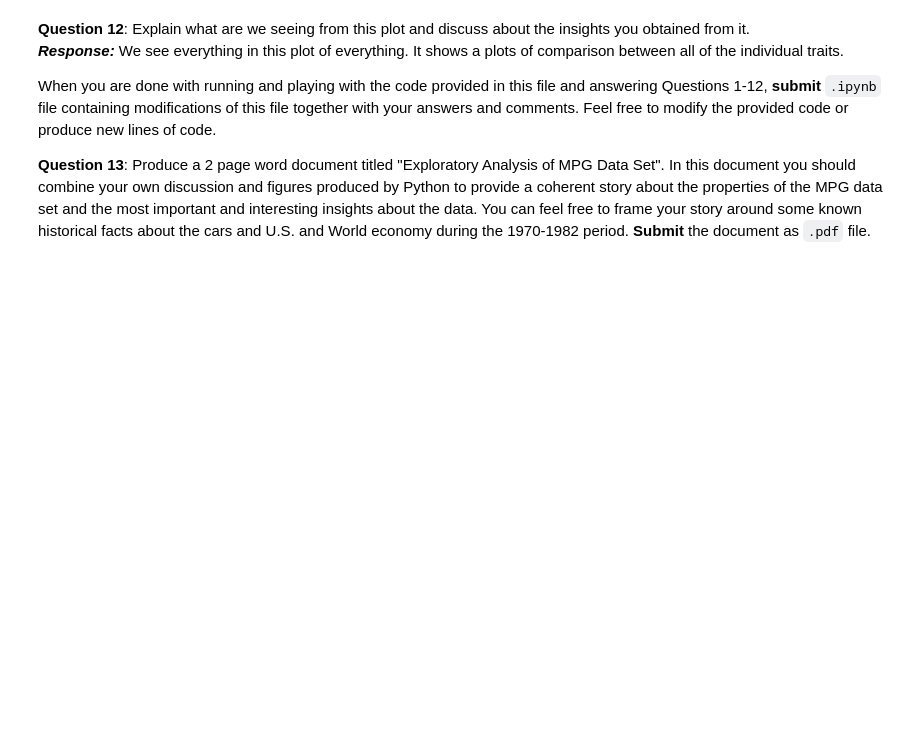
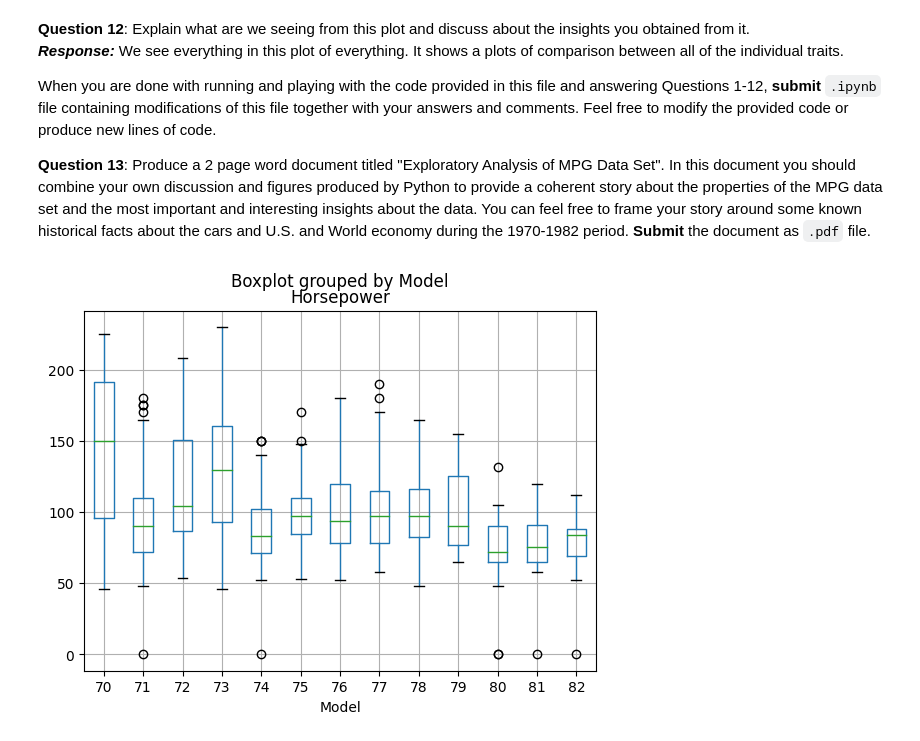
Before and after one commit to jiajingan/templeUniversity, a Jupyter notebook: CIS5526/homework2/CIS3715 (Temple - Spring 2020) Lab2.ipynb, the cells around one changed output. Drawn from its saved outputs; the diff is of its cells as text; code cells hidden in the pictures; blank space fills up the shorter version.

```diff
--- a/CIS5526/homework2/CIS3715 (Temple - Spring 2020) Lab2.ipynb
+++ b/CIS5526/homework2/CIS3715 (Temple - Spring 2020) Lab2.ipynb
@@ -219,3 +219,7 @@ pd.plotting.scatter_matrix(df, figsize=(15, 15));
 When you are done with running and playing with the code provided in this file and answering Questions 1-12, **submit** `.ipynb` file containing modifications of this file together with your answers and comments. Feel free to modify the provided code or produce new lines of code.
 
 **Question 13**: Produce a 2 page word document titled "Exploratory Analysis of MPG Data Set". In this document you should combine your own discussion and figures produced by Python to provide a coherent story about the properties of the MPG data set and the most important and interesting insights about the data. You can feel free to frame your story around some known historical facts about the cars and U.S. and World economy during the 1970-1982 period. **Submit** the document as `.pdf` file.
+# %%
+df.boxplot(column='Horsepower',by='Model');
+# %% [output]
+[figure, added]
```
Also changed, not shown: parts of 3 cells of this notebook, 9 other files.
